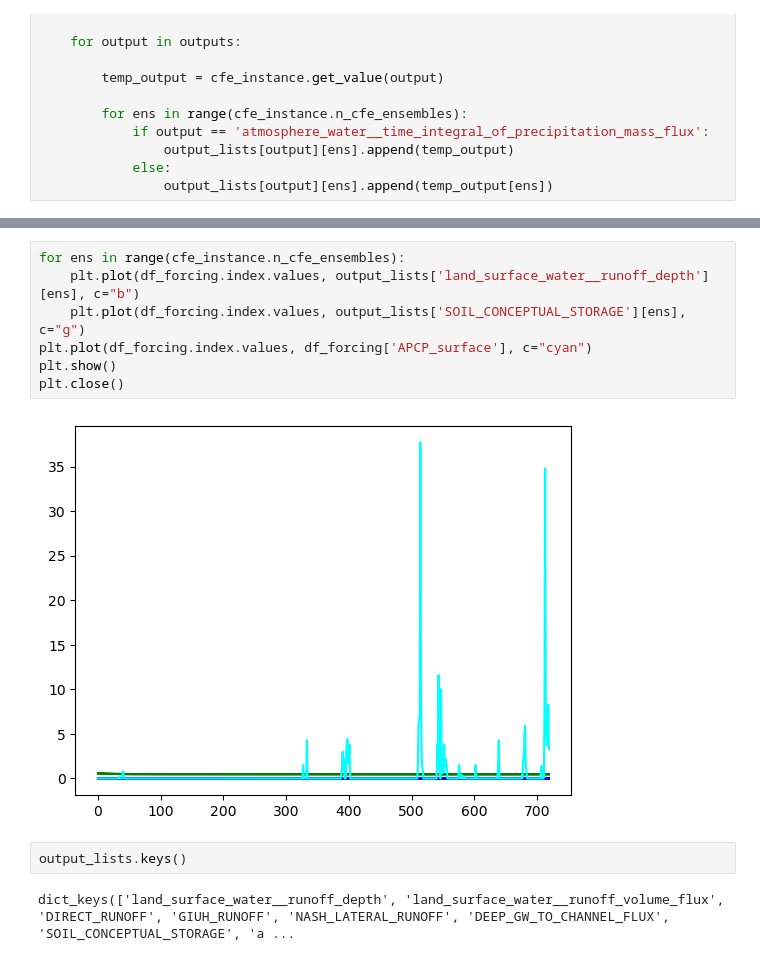
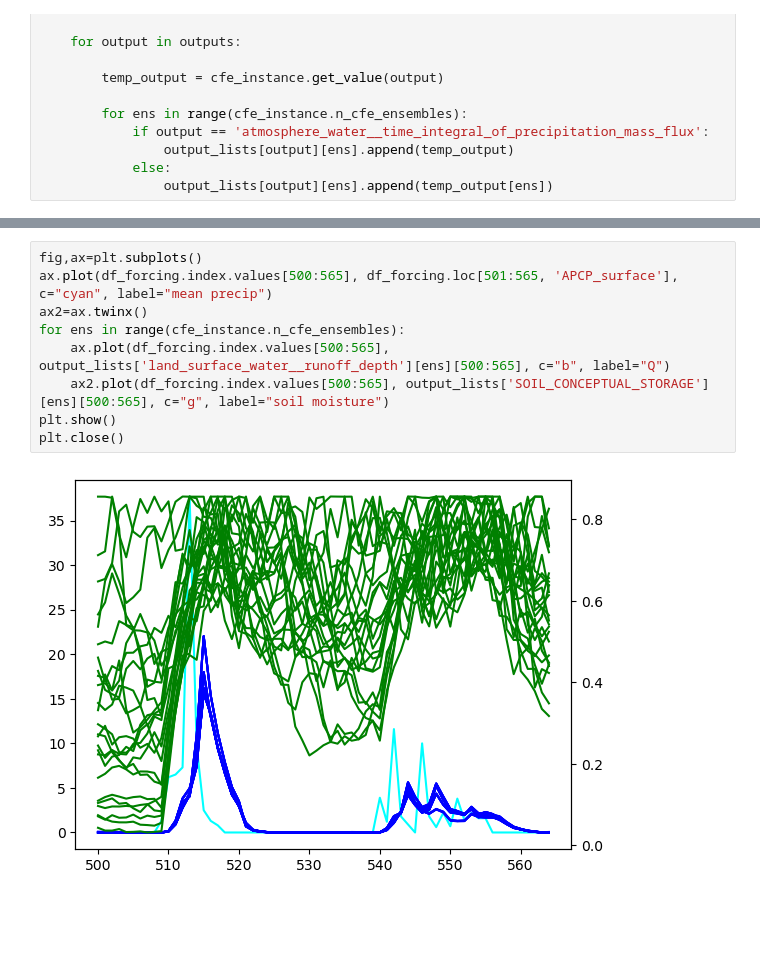
Before and after one commit to NWC-CUAHSI-Summer-Institute/cfe_py, a Jupyter notebook: run_cfe_perturb_ens.ipynb, the cells around one changed output, grey strips where cells are left out. Saved outputs shown, nothing was run; the diff lists cells and outputs as text; blank space fills up the shorter version.

Commit message:
ensembling outputs look okay, mass balance error

```diff
--- a/run_cfe_perturb_ens.ipynb
+++ b/run_cfe_perturb_ens.ipynb
@@ -46,13 +57,11 @@ GLOBAL MASS BALANCE
 # %%
+fig,ax=plt.subplots()
+ax.plot(df_forcing.index.values[500:565], df_forcing.loc[501:565, 'APCP_surface'], c="cyan", label="mean precip")
+ax2=ax.twinx()
 for ens in range(cfe_instance.n_cfe_ensembles):
-    plt.plot(df_forcing.index.values, output_lists['land_surface_water__runoff_depth'][ens], c="b")
-    plt.plot(df_forcing.index.values, output_lists['SOIL_CONCEPTUAL_STORAGE'][ens], c="g")
-plt.plot(df_forcing.index.values, df_forcing['APCP_surface'], c="cyan")
+    ax.plot(df_forcing.index.values[500:565], output_lists['land_surface_water__runoff_depth'][ens][500:565], c="b", label="Q")
+    ax2.plot(df_forcing.index.values[500:565], output_lists['SOIL_CONCEPTUAL_STORAGE'][ens][500:565], c="g", label="soil moisture")
 plt.show()
 plt.close()
 # %% [output]
-[figure, old version]
+[figure, new version]
-# %%
-output_lists.keys()
-# %% [output]
-dict_keys(['land_surface_water__runoff_depth', 'land_surface_water__runoff_volume_flux', 'DIRECT_RUNOFF', 'GIUH_RUNOFF', 'NASH_LATERAL_RUNOFF', 'DEEP_GW_TO_CHANNEL_FLUX', 'SOIL_CONCEPTUAL_STORAGE', 'a ...
```
Also changed, not shown: parts of 1 cell of this notebook, 2 other files.
